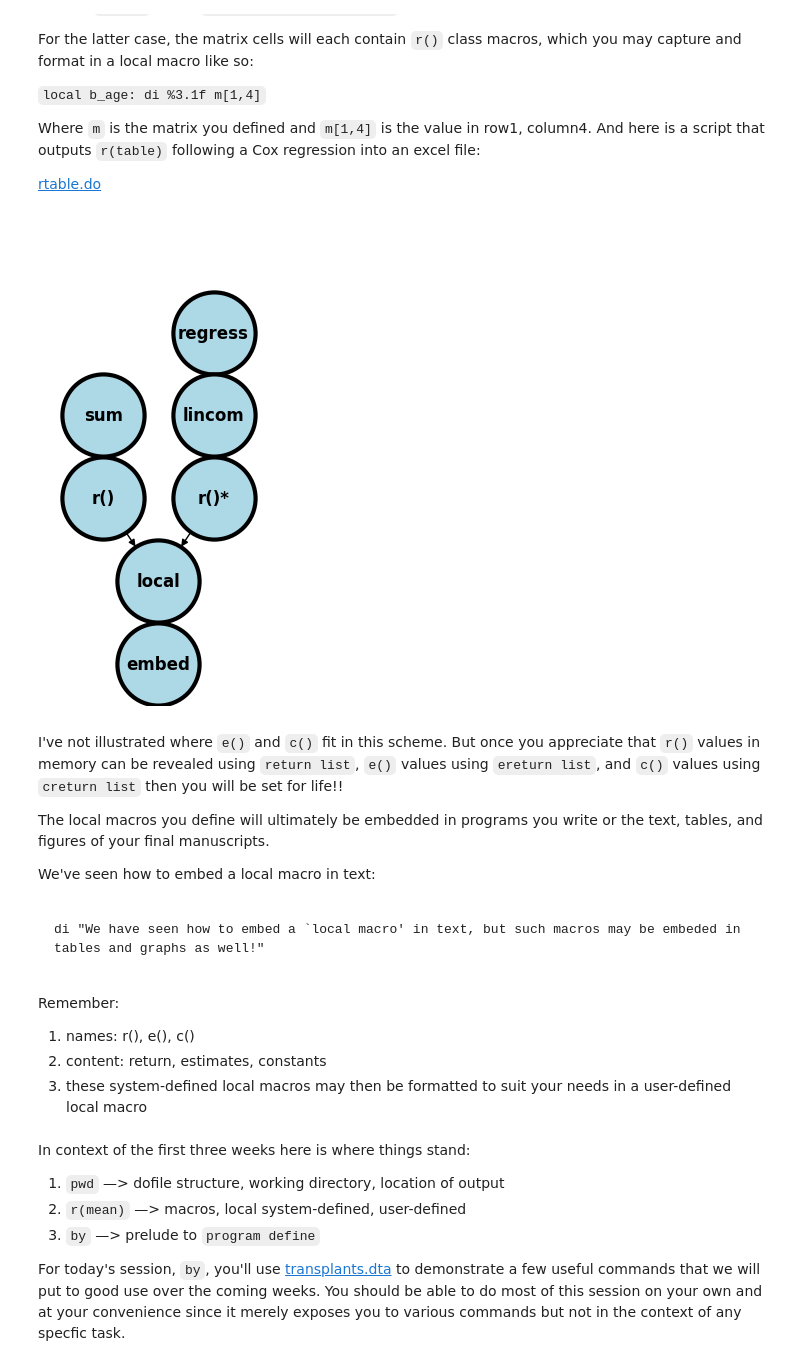
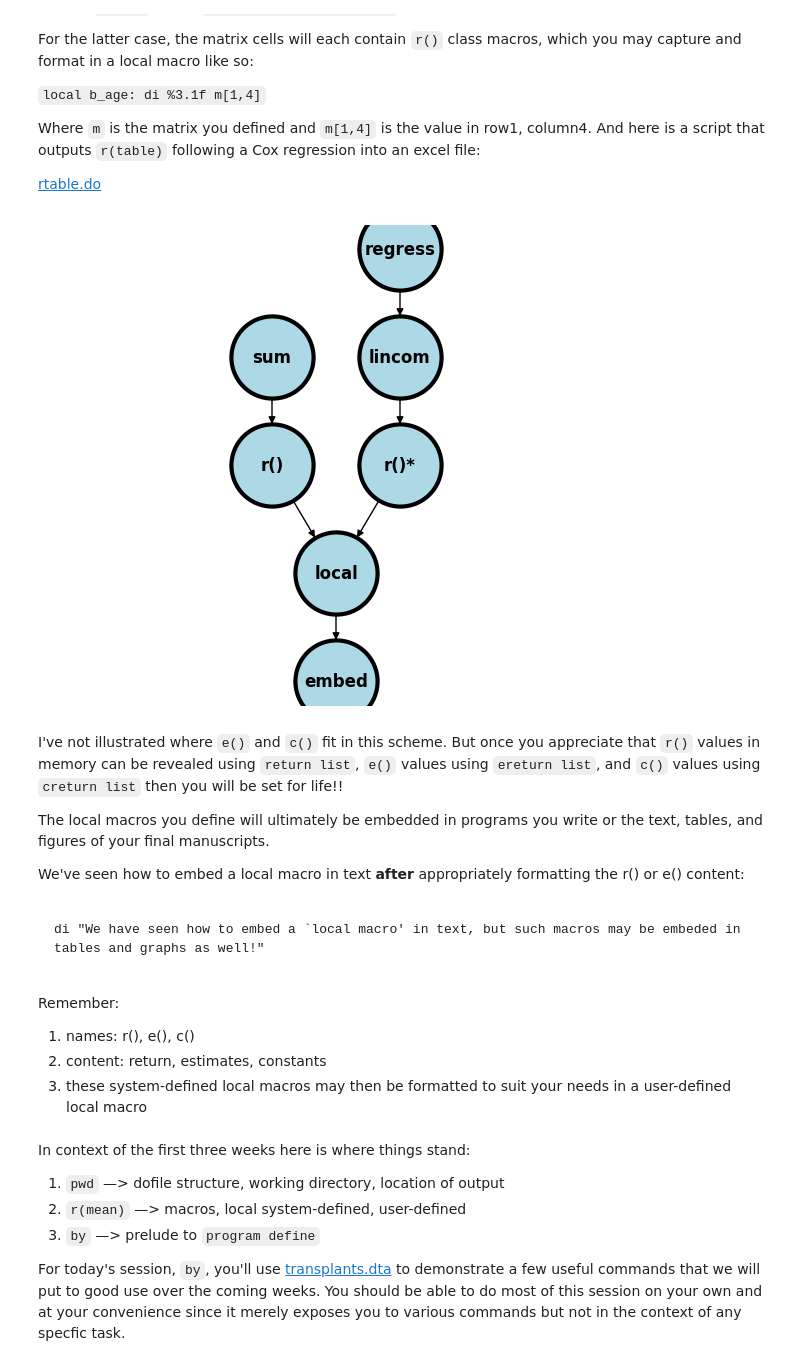
Before and after one commit to jhustata/book, a Jupyter notebook: ggg.ipynb, the cells around one changed output. Drawn from its saved outputs; the diff is of its cells as text; code cells hidden in the pictures.

````diff
--- a/ggg.ipynb
+++ b/ggg.ipynb
@@ -15,44 +15,44 @@ Where `m` is the matrix you defined and `m[1,4]` is the value in row1, column4.
 # %%
 import networkx as nx
 import matplotlib.pyplot as plt
 #import numpy as np
 #import sklearn as skl
 #
 
 #plt.figure(figsize=[2, 2])
 G = nx.DiGraph()
 #G.add_node(" ",  pos = (0, 3) )
-G.add_node("regress",  pos = (1, 4) )
-G.add_node("sum", pos = (0, 3) )
-G.add_node("lincom", pos = (1, 3) )
-G.add_node("r()", pos = (0, 2) )
-G.add_node("r()*", pos = (1, 2) )
-G.add_node("local", pos = (.5, 1))
-G.add_node("embed", pos = (.5, 0))
+G.add_node("regress",  pos = (1, 9) )
+G.add_node("sum", pos = (-3, 4.5) )
+G.add_node("lincom", pos = (1, 4.5) )
+G.add_node("r()", pos = (-3, 0) )
+G.add_node("r()*", pos = (1, 0) )
+G.add_node("local", pos = (-1, -4.5))
+G.add_node("embed", pos = (-1, -9))
 G.add_edges_from([      ("regress", "lincom")])
 G.add_edges_from([("sum", "r()"),     ("lincom", "r()*") ])
 G.add_edges_from([("r()", "local"), ("r()*", "local")])
 G.add_edges_from([("local","embed")])
 nx.draw(G,
         nx.get_node_attributes(G, 'pos'),
         with_labels=True,
         font_weight='bold',
         node_size = 3500,
         node_color = "lightblue",
         linewidths = 3)
 ax= plt.gca()
 ax.collections[0].set_edgecolor("#000000")
-ax.set_xlim([-.5, 5.3])
-ax.set_ylim([-.5, 5.3])
+ax.set_xlim([-10, 10])
+ax.set_ylim([-10, 10])
 plt.show()
 # %% [output]
-[figure, old version]
+[figure, new version]
 # %% [markdown]
 I've not illustrated where `e()` and `c()` fit in this scheme. But once you appreciate that `r()` values in memory can be revealed using `return list`, `e()` values using `ereturn list`, and `c()` values using `creturn list` then you will be set for life!!
 
 The local macros you define will ultimately be embedded in programs you write or the text, tables, and figures of your final manuscripts.
 
-We've seen how to embed a local macro in text:
+We've seen how to embed a local macro in text **after** appropriately formatting the r() or e() content:
 
 ```stata
 
````
Also changed, not shown: 24 other files.
